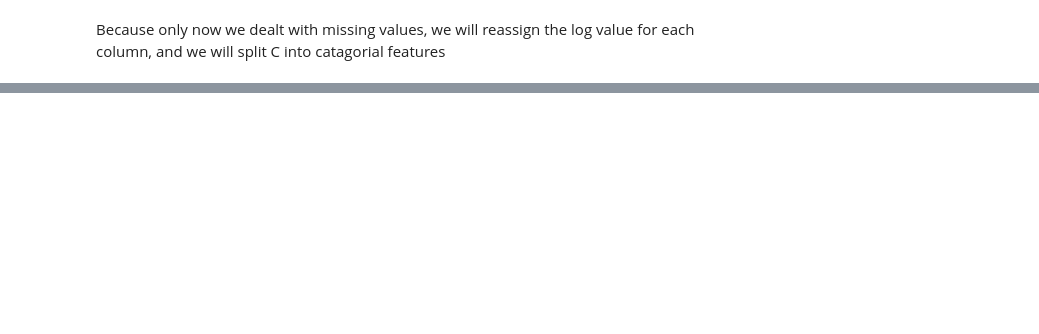
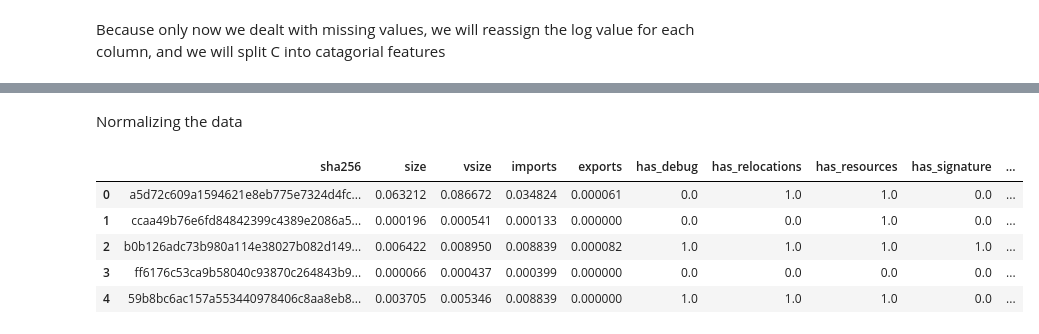
Before and after one commit to YuvalRubinstein99/IntroToMLProject, a Jupyter notebook: Project-v1.1.ipynb, the cells around one changed output, grey strips where cells are left out. Cells and saved outputs as stored; diff of their text form; code cells hidden in the pictures; blank space fills up the shorter version.

```diff
--- a/Project-v1.1.ipynb
+++ b/Project-v1.1.ipynb
@@ -565,0 +667,19 @@ plt.show()
+# %% [markdown]
+Normalizing the data
+# %%
+### create a function that will normalize each feature
+
+df_normalized = df_with_dummies.copy()
+for feat in numerical:
+   df_normalized.drop('Log of '+feat, inplace=True, axis=1)
+for numeric in numerical:
+   df_normalized[numeric] = (df_normalized[numeric]-df_normalized[numeric].min())/(df_normalized[numeric].max()-df_normalized[numeric].min())
+
+df_normalized.head()
+# %% [output]
+|  | sha256 | size | vsize | imports | exports | has_debug | has_relocations | has_resources | has_signature | ... |
+| 0 | a5d72c609a1594621e8eb775e7324d4fc... | 0.063212 | 0.086672 | 0.034824 | 0.000061 | 0.0 | 1.0 | 1.0 | 0.0 | ... |
+| 1 | ccaa49b76e6fd84842399c4389e2086a5... | 0.000196 | 0.000541 | 0.000133 | 0.000000 | 0.0 | 0.0 | 1.0 | 0.0 | ... |
+| 2 | b0b126adc73b980a114e38027b082d149... | 0.006422 | 0.008950 | 0.008839 | 0.000082 | 1.0 | 1.0 | 1.0 | 1.0 | ... |
+| 3 | ff6176c53ca9b58040c93870c264843b9... | 0.000066 | 0.000437 | 0.000399 | 0.000000 | 0.0 | 0.0 | 0.0 | 0.0 | ... |
+| 4 | 59b8bc6ac157a553440978406c8aa8eb8... | 0.003705 | 0.005346 | 0.008839 | 0.000000 | 1.0 | 1.0 | 1.0 | 0.0 | ... |
```
Also changed, not shown: parts of 11 cells of this notebook.
